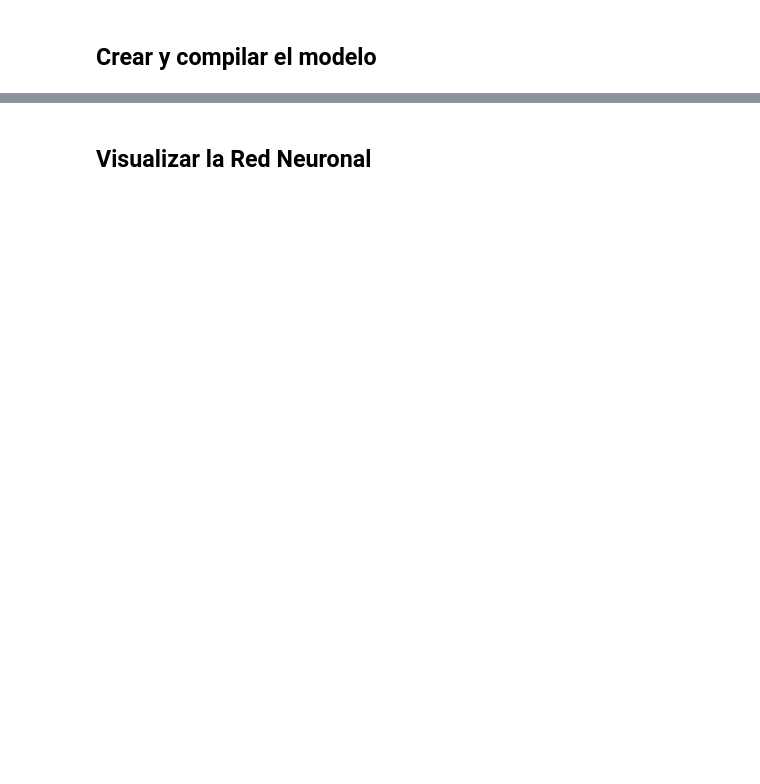
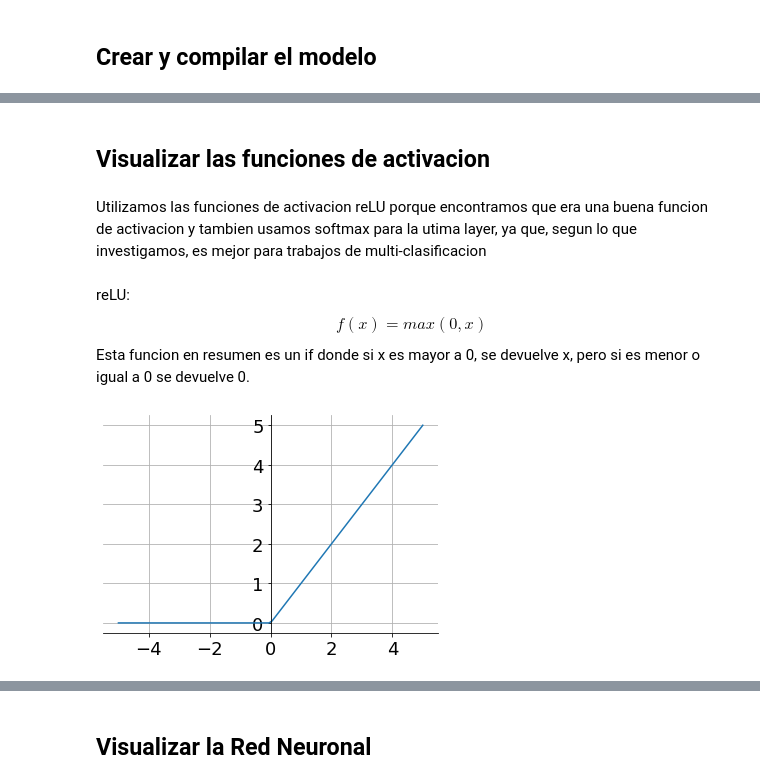
Before and after one commit to MatiasBlanco0/MNIST-Neural-Network, a Jupyter notebook: MNIST_Red_Neuronal.ipynb, the cells around one changed output, grey strips where cells are left out. Cells and saved outputs as stored; diff of their text form; code cells hidden in the pictures; blank space fills up the shorter version.

```diff
--- a/MNIST_Red_Neuronal.ipynb
+++ b/MNIST_Red_Neuronal.ipynb
@@ -86,3 +95,30 @@ model.compile(
     metrics=[keras.metrics.BinaryAccuracy(),
              keras.metrics.FalseNegatives()]
 )
+# %% [markdown]
+## Visualizar las funciones de activacion
+# %% [markdown]
+Utilizamos las funciones de activacion reLU porque encontramos que era una buena funcion de activacion y tambien usamos softmax para la utima layer, ya que, segun lo que investigamos, es mejor para trabajos de multi-clasificacion
+# %% [markdown]
+reLU:
+$$f(x) = max(0, x)$$
+Esta funcion en resumen es un if donde si x es mayor a 0, se devuelve x, pero si es menor o igual a 0 se devuelve 0.
+# %%
+x = np.linspace(-5, 5, 100)
+y = tf.nn.relu(x)
+
+figure = plt.figure()
+axis = figure.add_subplot(1, 1, 1)
+
+axis.spines['left'].set_position('center')
+
+axis.spines['right'].set_color('none')
+axis.spines['top'].set_color('none')
+
+plt.plot(x, y)
+plt.locator_params(axis='y')
+plt.yticks(fontsize=18)
+plt.xticks(fontsize=18)
+plt.grid()
+# %% [output]
+[figure, added]
```
Also changed, not shown: parts of 18 cells of this notebook.
